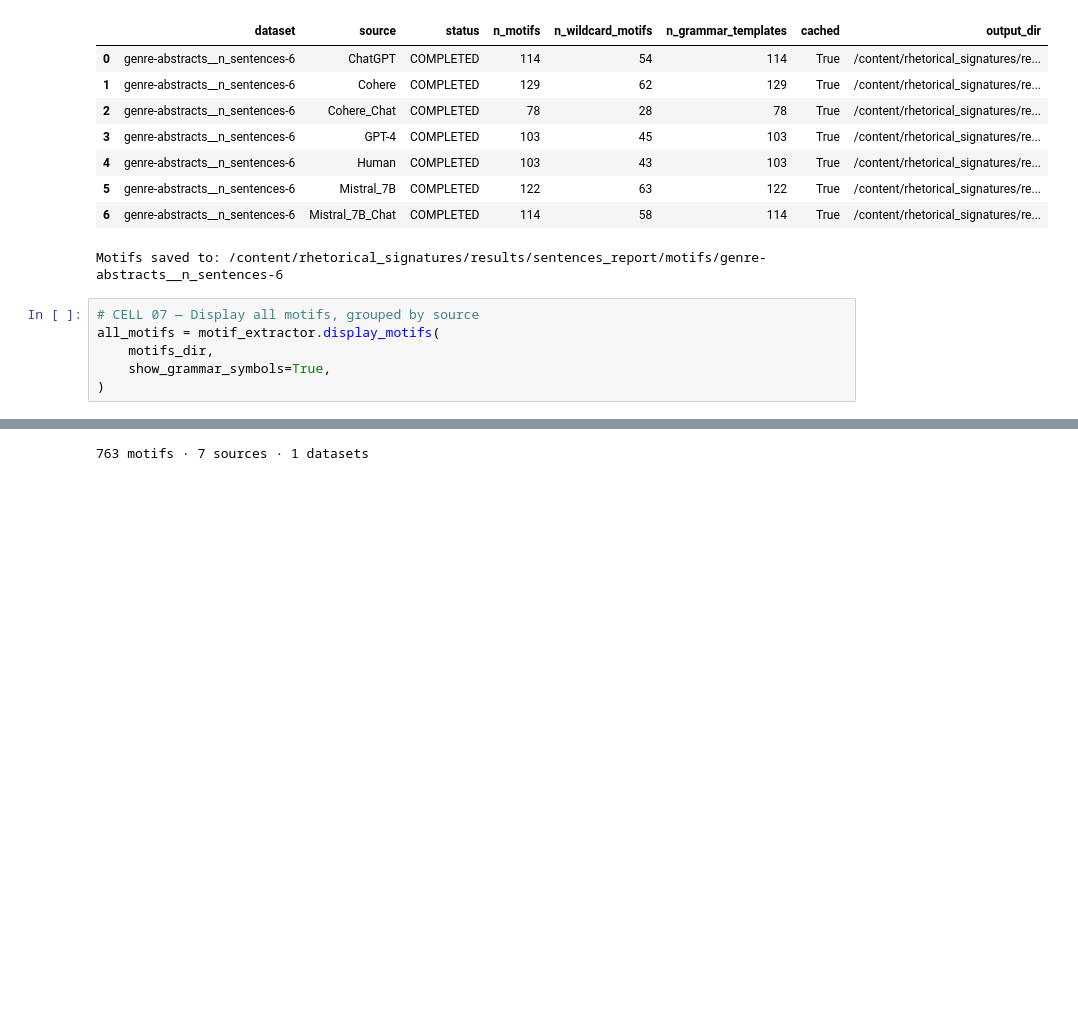
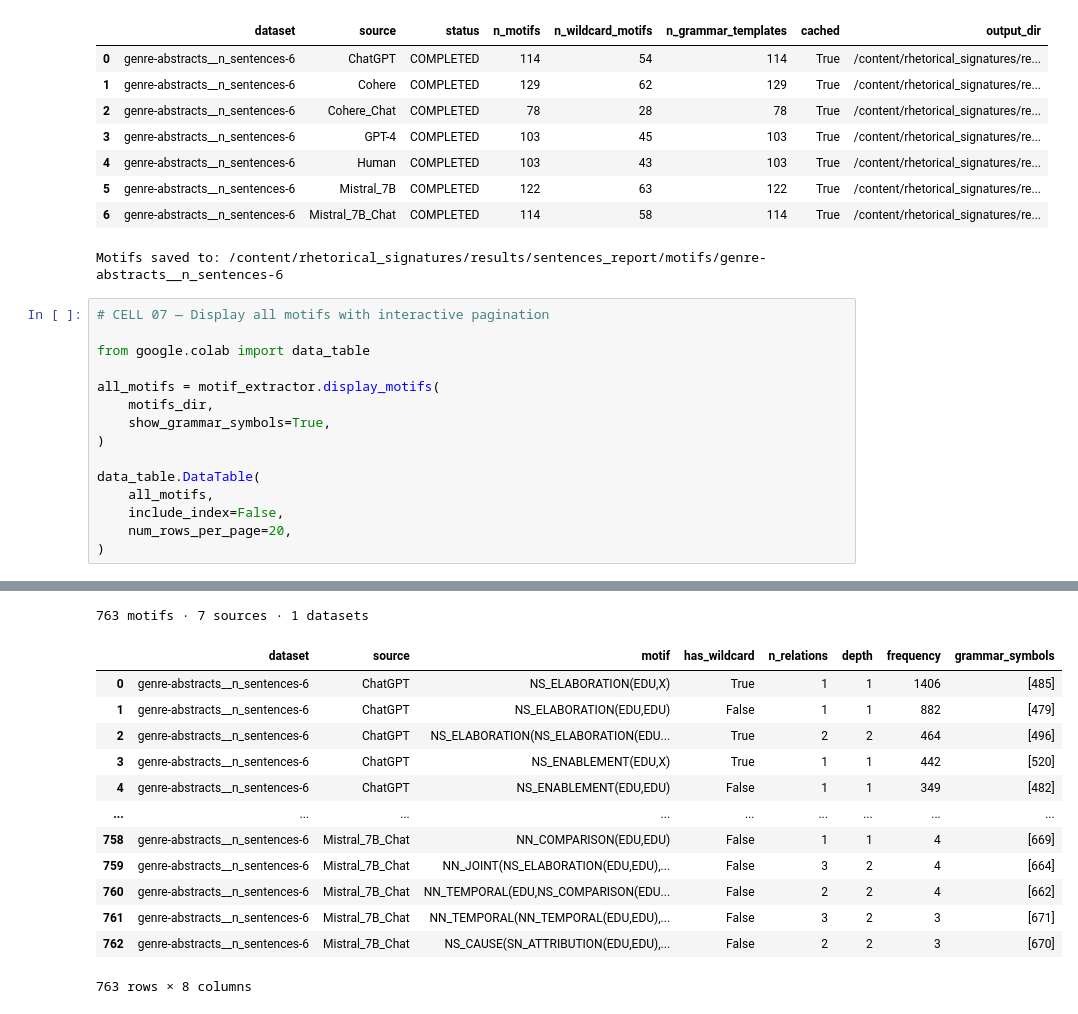
Before and after one commit to martalombardi/rhetorical_signatures, a Jupyter notebook: arxiv_abstracts.ipynb, the cells around one changed output, grey strips where cells are left out. Saved outputs shown, nothing was run; the diff lists cells and outputs as text; blank space fills up the shorter version.

```diff
--- a/arxiv_abstracts.ipynb
+++ b/arxiv_abstracts.ipynb
@@ -470,11 +470,33 @@ print(f"\nMotifs saved to: {motifs_dir}")
 | 6 | genre-abstracts__n_sentences-6 | Mistral_7B_Chat | COMPLETED | 114 | 58 | 114 | True | /content/rhetorical_signatures/re... |
 Motifs saved to: /content/rhetorical_signatures/results/sentences_report/motifs/genre-abstracts__n_sentences-6
 # %%
-# CELL 07 — Display all motifs, grouped by source
+# CELL 07 — Display all motifs with interactive pagination
+
+from google.colab import data_table
+
 all_motifs = motif_extractor.display_motifs(
     motifs_dir,
     show_grammar_symbols=True,
 )
+
+data_table.DataTable(
+    all_motifs,
+    include_index=False,
+    num_rows_per_page=20,
+)
 # %% [output]
 [interactive output not drawn]
 763 motifs · 7 sources · 1 datasets
+|  | dataset | source | motif | has_wildcard | n_relations | depth | frequency | grammar_symbols |
+| 0 | genre-abstracts__n_sentences-6 | ChatGPT | NS_ELABORATION(EDU,X) | True | 1 | 1 | 1406 | [485] |
+| 1 | genre-abstracts__n_sentences-6 | ChatGPT | NS_ELABORATION(EDU,EDU) | False | 1 | 1 | 882 | [479] |
+| 2 | genre-abstracts__n_sentences-6 | ChatGPT | NS_ELABORATION(NS_ELABORATION(EDU... | True | 2 | 2 | 464 | [496] |
+| 3 | genre-abstracts__n_sentences-6 | ChatGPT | NS_ENABLEMENT(EDU,X) | True | 1 | 1 | 442 | [520] |
+| 4 | genre-abstracts__n_sentences-6 | ChatGPT | NS_ENABLEMENT(EDU,EDU) | False | 1 | 1 | 349 | [482] |
+| ... | ... | ... | ... | ... | ... | ... | ... | ... |
+| 758 | genre-abstracts__n_sentences-6 | Mistral_7B_Chat | NN_COMPARISON(EDU,EDU) | False | 1 | 1 | 4 | [669] |
+| 759 | genre-abstracts__n_sentences-6 | Mistral_7B_Chat | NN_JOINT(NS_ELABORATION(EDU,EDU),... | False | 3 | 2 | 4 | [664] |
+| 760 | genre-abstracts__n_sentences-6 | Mistral_7B_Chat | NN_TEMPORAL(EDU,NS_COMPARISON(EDU... | False | 2 | 2 | 4 | [662] |
+| 761 | genre-abstracts__n_sentences-6 | Mistral_7B_Chat | NN_TEMPORAL(NN_TEMPORAL(EDU,EDU),... | False | 3 | 2 | 3 | [671] |
+| 762 | genre-abstracts__n_sentences-6 | Mistral_7B_Chat | NS_CAUSE(SN_ATTRIBUTION(EDU,EDU),... | False | 2 | 2 | 3 | [670] |
+763 rows × 8 columns
```
